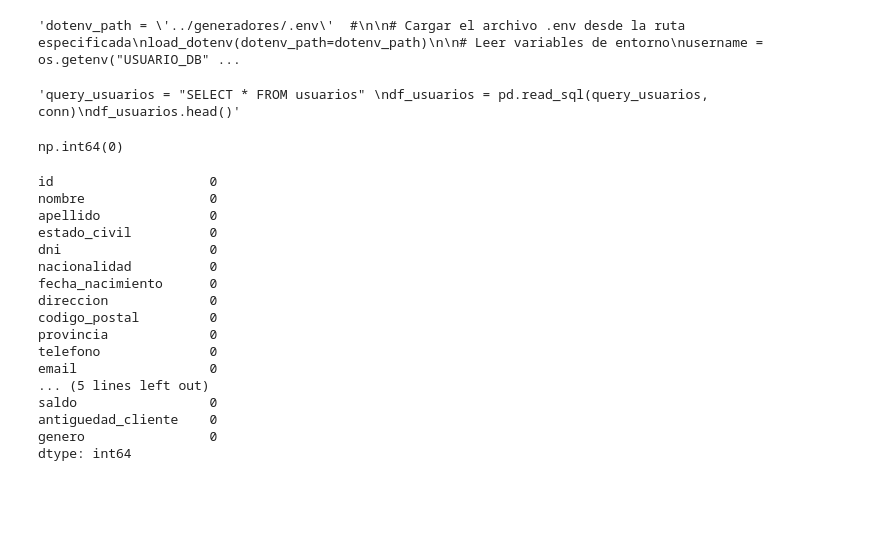
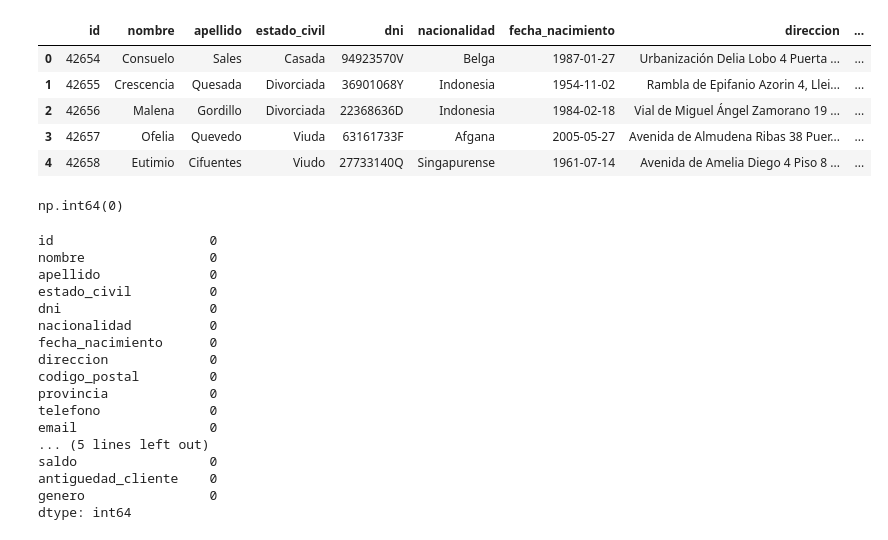
Before and after one commit to vfpomer/banco_creditos, a Jupyter notebook: notebooks/banco_prep.ipynb, the cells around one changed output. Drawn from its saved outputs; the diff is of its cells as text; code cells hidden in the pictures; blank space fills up the shorter version.

```diff
--- a/notebooks/banco_prep.ipynb
+++ b/notebooks/banco_prep.ipynb
@@ -11,7 +11,7 @@ warnings.filterwarnings('ignore')
 
 # Cargar archivo .env
 # Ruta relativa desde el notebook hasta el .env
-'''dotenv_path = '../generadores/.env'  #
+dotenv_path = '../generadores/.env'  #
 
 # Cargar el archivo .env desde la ruta especificada
 load_dotenv(dotenv_path=dotenv_path)
@@ -37,12 +37,15 @@ conn_str = (
 )
 
 # Conexión
-conn = pyodbc.connect(conn_str)'''
+conn = pyodbc.connect(conn_str)
-# %% [output]
-'dotenv_path = \'../generadores/.env\'  #\n\n# Cargar el archivo .env desde la ruta especificada\nload_dotenv(dotenv_path=dotenv_path)\n\n# Leer variables de entorno\nusername = os.getenv("USUARIO_DB" ...
 # %%
-'''query_usuarios = "SELECT * FROM usuarios"
+query_usuarios = "SELECT * FROM usuarios"
 df_usuarios = pd.read_sql(query_usuarios, conn)
-df_usuarios.head()'''
+df_usuarios.head()
 # %% [output]
-'query_usuarios = "SELECT * FROM usuarios" \ndf_usuarios = pd.read_sql(query_usuarios, conn)\ndf_usuarios.head()'
+|  | id | nombre | apellido | estado_civil | dni | nacionalidad | fecha_nacimiento | direccion | ... |
+| 0 | 42654 | Consuelo | Sales | Casada | 94923570V | Belga | 1987-01-27 | Urbanización Delia Lobo 4 Puerta ... | ... |
+| 1 | 42655 | Crescencia | Quesada | Divorciada | 36901068Y | Indonesia | 1954-11-02 | Rambla de Epifanio Azorin 4, Llei... | ... |
+| 2 | 42656 | Malena | Gordillo | Divorciada | 22368636D | Indonesia | 1984-02-18 | Vial de Miguel Ángel Zamorano 19 ... | ... |
+| 3 | 42657 | Ofelia | Quevedo | Viuda | 63161733F | Afgana | 2005-05-27 | Avenida de Almudena Ribas 38 Puer... | ... |
+| 4 | 42658 | Eutimio | Cifuentes | Viudo | 27733140Q | Singapurense | 1961-07-14 | Avenida de Amelia Diego 4 Piso 8 ... | ... |
```
Also changed, not shown: parts of 11 cells of this notebook, 9 other files.
